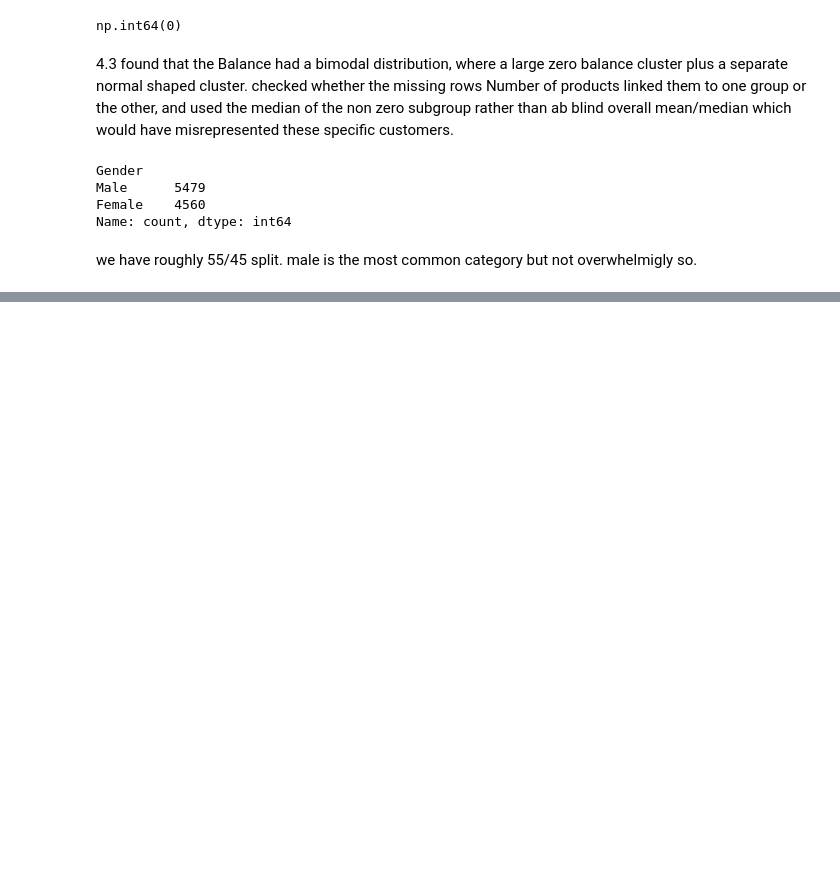
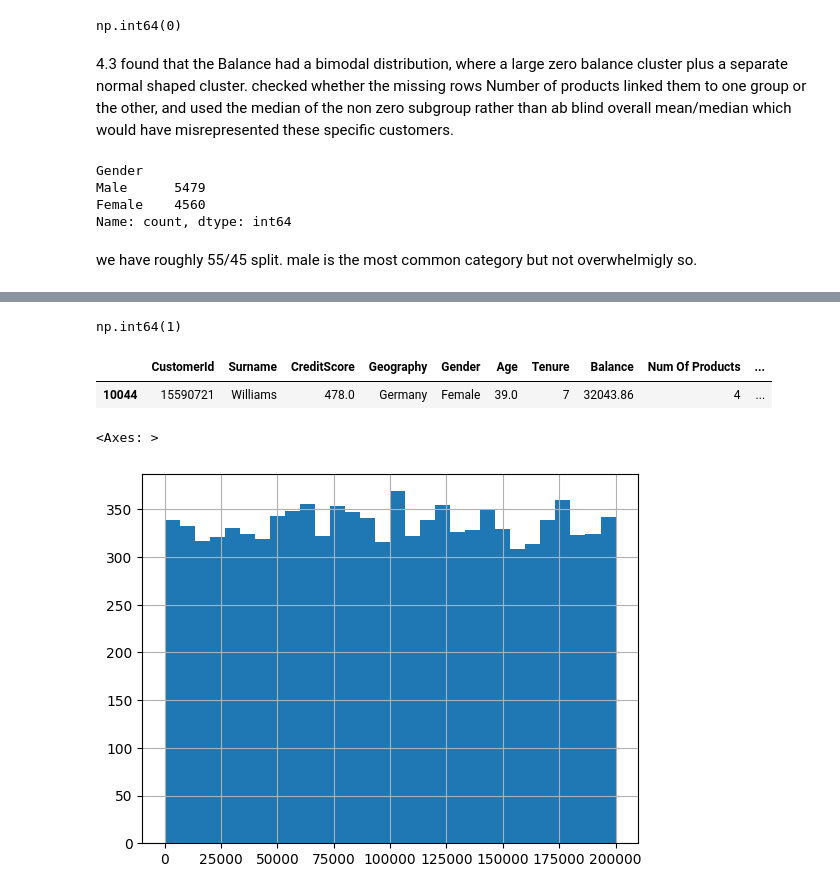
Before and after one commit to aishacmela/Working-with-data-assignment-2, a Jupyter notebook: Untitled-1.ipynb, the cells around one changed output, grey strips where cells are left out. Cells and saved outputs as stored; diff of their text form; code cells hidden in the pictures; blank space fills up the shorter version.

```diff
--- a/Untitled-1.ipynb
+++ b/Untitled-1.ipynb
@@ -390,0 +396,5 @@ we have roughly 55/45 split. male is the most common category but not overwhelmi
+# %%
+combined_df['Gender'] = combined_df['Gender'].fillna('Unknown')
+
+combined_df['Gender'].isnull().sum()
+combined_df['Gender'].value_counts()
@@ -390,0 +421,14 @@ we have roughly 55/45 split. male is the most common category but not overwhelmi
+# %%
+combined_df['Estimated Salary'].isnull().sum()
+# %% [output]
+np.int64(1)
+# %%
+combined_df[combined_df['Estimated Salary'].isnull()]
+# %% [output]
+|  | CustomerId | Surname | CreditScore | Geography | Gender | Age | Tenure | Balance | Num Of Products | ... |
+| 10044 | 15590721 | Williams | 478.0 | Germany | Female | 39.0 | 7 | 32043.86 | 4 | ... |
+# %%
+combined_df['Estimated Salary'].hist(bins=30)
+# %% [output]
+<Axes: >
+[figure, added]
```
Also changed, not shown: parts of 16 cells of this notebook.
